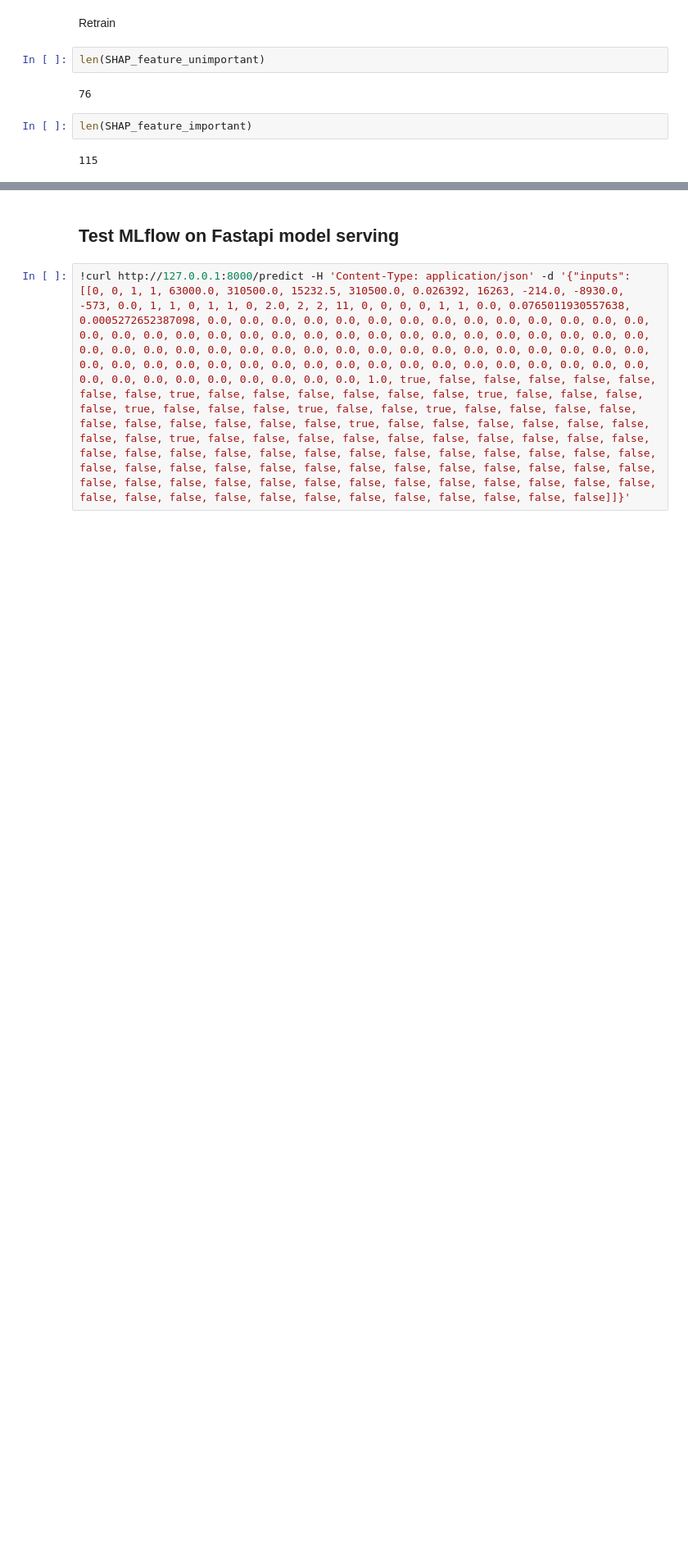
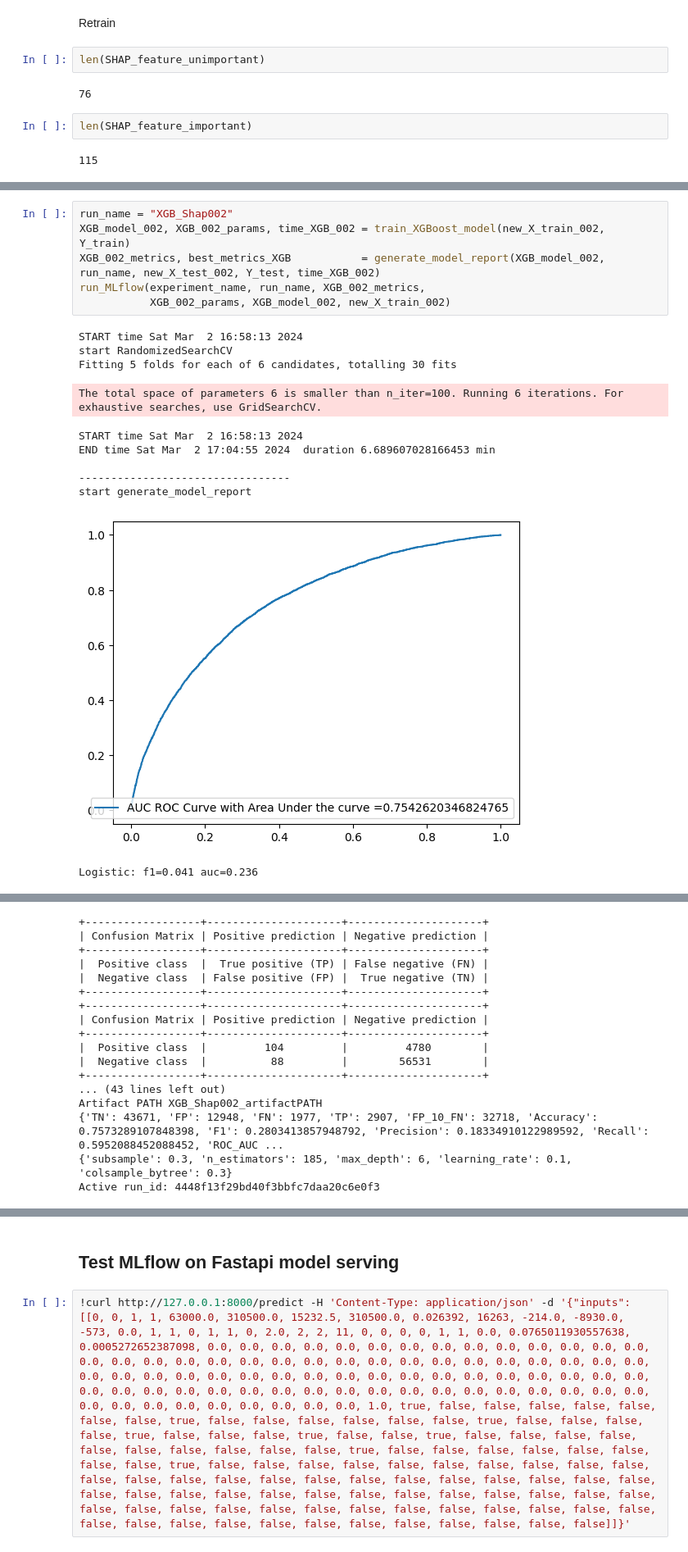
Before and after one commit to MarkoBrie/credit_scoring_with_MLOPS, a Jupyter notebook: 2_Model_selection.ipynb, the cells around one changed output, grey strips where cells are left out. Shown at 82% size. Saved outputs shown, nothing was run; the diff lists cells and outputs as text; blank space fills up the shorter version.

```diff
--- a/2_Model_selection.ipynb
+++ b/2_Model_selection.ipynb
@@ -1270,0 +1351,18 @@ Feature names unseen at fit time:
+# %%
+run_name = "XGB_Shap002"
+XGB_model_002, XGB_002_params, time_XGB_002 = train_XGBoost_model(new_X_train_002, Y_train)
+XGB_002_metrics, best_metrics_XGB           = generate_model_report(XGB_model_002, run_name, new_X_test_002, Y_test, time_XGB_002)
+run_MLflow(experiment_name, run_name, XGB_002_metrics,
+           XGB_002_params, XGB_model_002, new_X_train_002)
+# %% [output]
+START time Sat Mar  2 16:58:13 2024
+start RandomizedSearchCV
+Fitting 5 folds for each of 6 candidates, totalling 30 fits
+The total space of parameters 6 is smaller than n_iter=100. Running 6 iterations. For exhaustive searches, use GridSearchCV.
+START time Sat Mar  2 16:58:13 2024
+END time Sat Mar  2 17:04:55 2024  duration 6.689607028166453 min
+
+---------------------------------
+start generate_model_report
+[figure, added]
+Logistic: f1=0.041 auc=0.236
@@ -1270,0 +1370,17 @@ Feature names unseen at fit time:
++------------------+---------------------+---------------------+
+| Confusion Matrix | Positive prediction | Negative prediction |
++------------------+---------------------+---------------------+
+|  Positive class  |  True positive (TP) | False negative (FN) |
+|  Negative class  | False positive (FP) |  True negative (TN) |
++------------------+---------------------+---------------------+
++------------------+---------------------+---------------------+
+| Confusion Matrix | Positive prediction | Negative prediction |
++------------------+---------------------+---------------------+
+|  Positive class  |         104         |         4780        |
+|  Negative class  |          88         |        56531        |
++------------------+---------------------+---------------------+
+... (43 lines left out)
+Artifact PATH XGB_Shap002_artifactPATH
+{'TN': 43671, 'FP': 12948, 'FN': 1977, 'TP': 2907, 'FP_10_FN': 32718, 'Accuracy': 0.7573289107848398, 'F1': 0.2803413857948792, 'Precision': 0.18334910122989592, 'Recall': 0.5952088452088452, 'ROC_AUC ...
+{'subsample': 0.3, 'n_estimators': 185, 'max_depth': 6, 'learning_rate': 0.1, 'colsample_bytree': 0.3}
+Active run_id: 4448f13f29bd40f3bbfc7daa20c6e0f3
```
Also changed, not shown: parts of 30 cells of this notebook, 1 other file.
